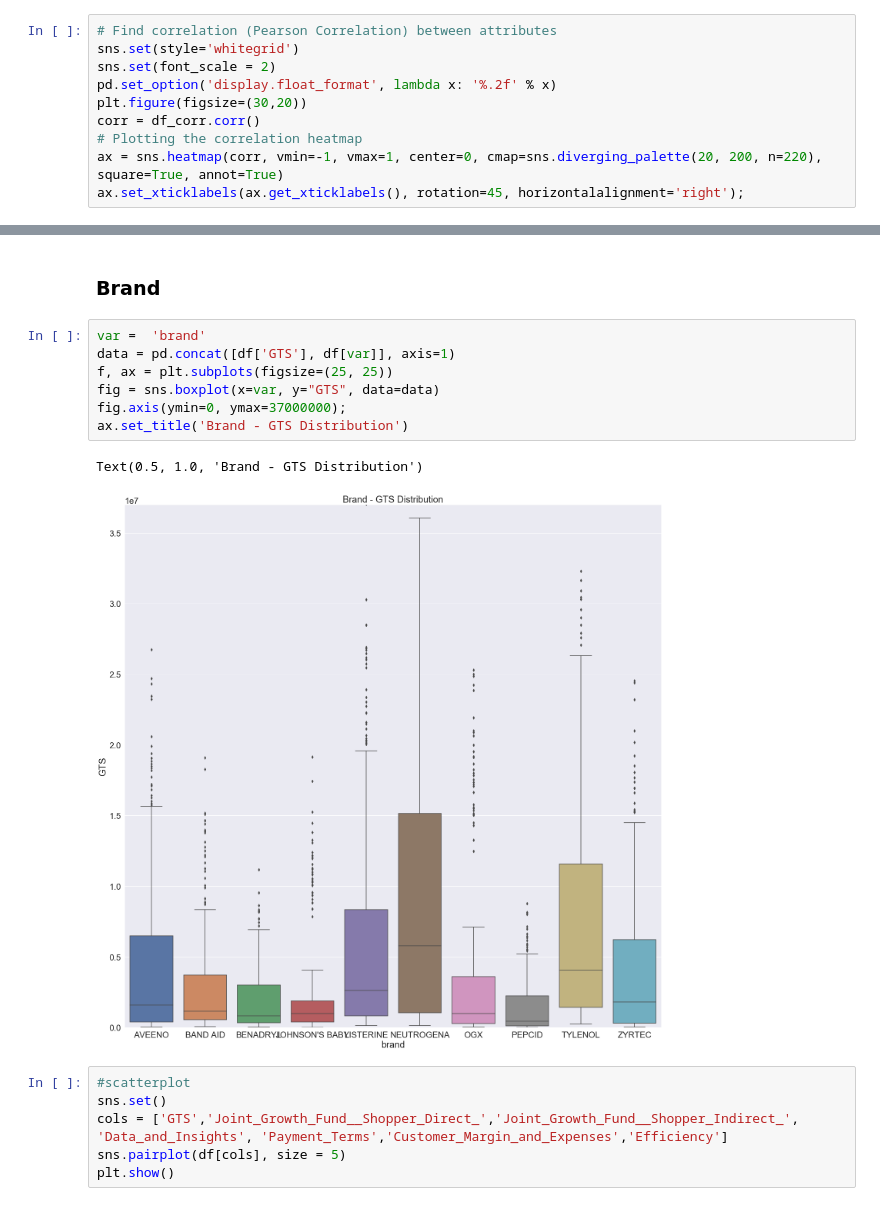
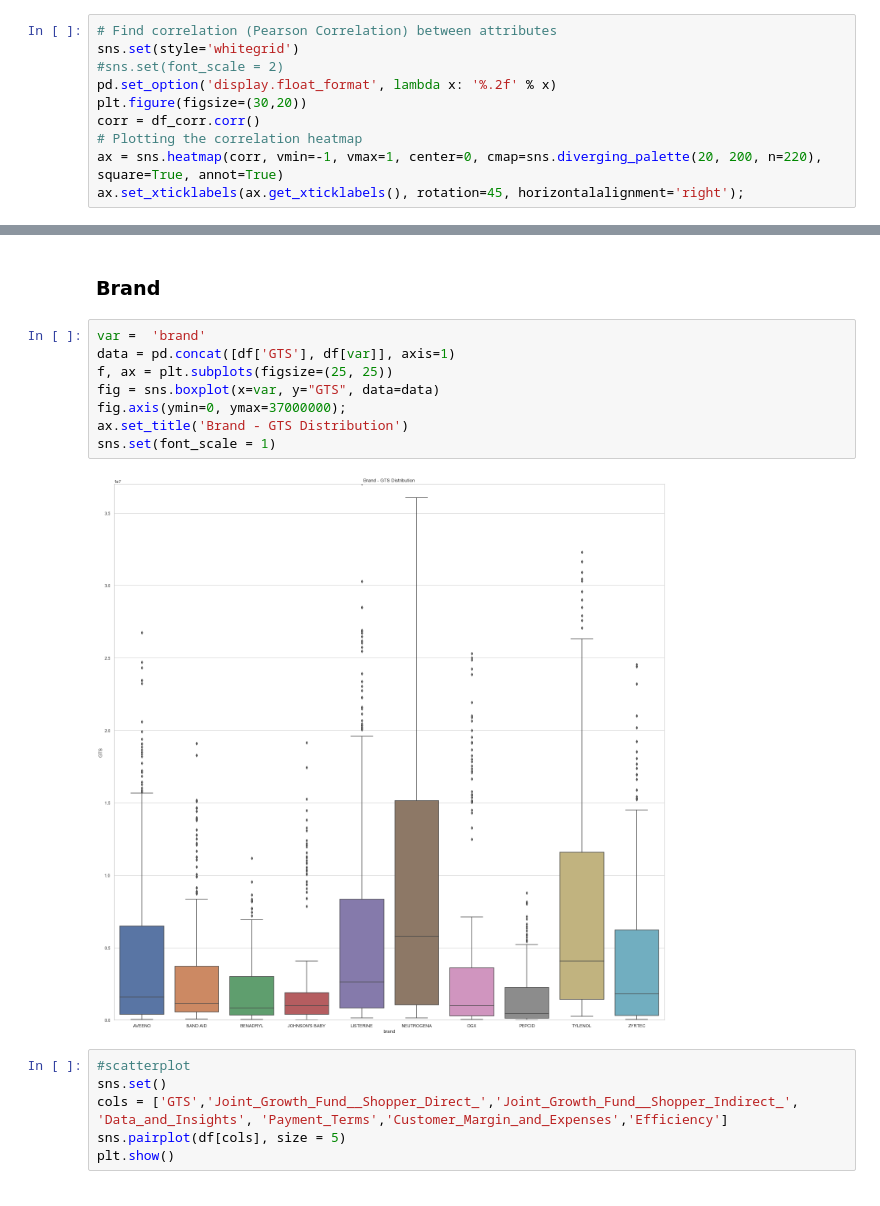
Before and after one commit to chhandita/Lending-Club-Case-Study, a Jupyter notebook: workbook.ipynb, the cells around one changed output, grey strips where cells are left out. Saved outputs shown, nothing was run; the diff lists cells and outputs as text.

```diff
--- a/workbook.ipynb
+++ b/workbook.ipynb
@@ -63,7 +63,7 @@ df_corr = df.iloc[:,[4,5,6,7,8,9,10]]
 # %%
 # Find correlation (Pearson Correlation) between attributes
 sns.set(style='whitegrid')
-sns.set(font_scale = 2)
+#sns.set(font_scale = 2)
 pd.set_option('display.float_format', lambda x: '%.2f' % x)
 plt.figure(figsize=(30,20))
 corr = df_corr.corr()
@@ -254,13 +255,13 @@ Text(0.5, 1.0, 'Customer Channel - GTS Distribution')
 # %%
 var =  'brand'
 data = pd.concat([df['GTS'], df[var]], axis=1)
 f, ax = plt.subplots(figsize=(25, 25))
 fig = sns.boxplot(x=var, y="GTS", data=data)
 fig.axis(ymin=0, ymax=37000000);
 ax.set_title('Brand - GTS Distribution')
+sns.set(font_scale = 1)
 # %% [output]
-Text(0.5, 1.0, 'Brand - GTS Distribution')
-[figure, old version]
+[figure, new version]
 # %%
 #scatterplot
 sns.set()
```
Also changed, not shown: parts of 16 cells of this notebook.
